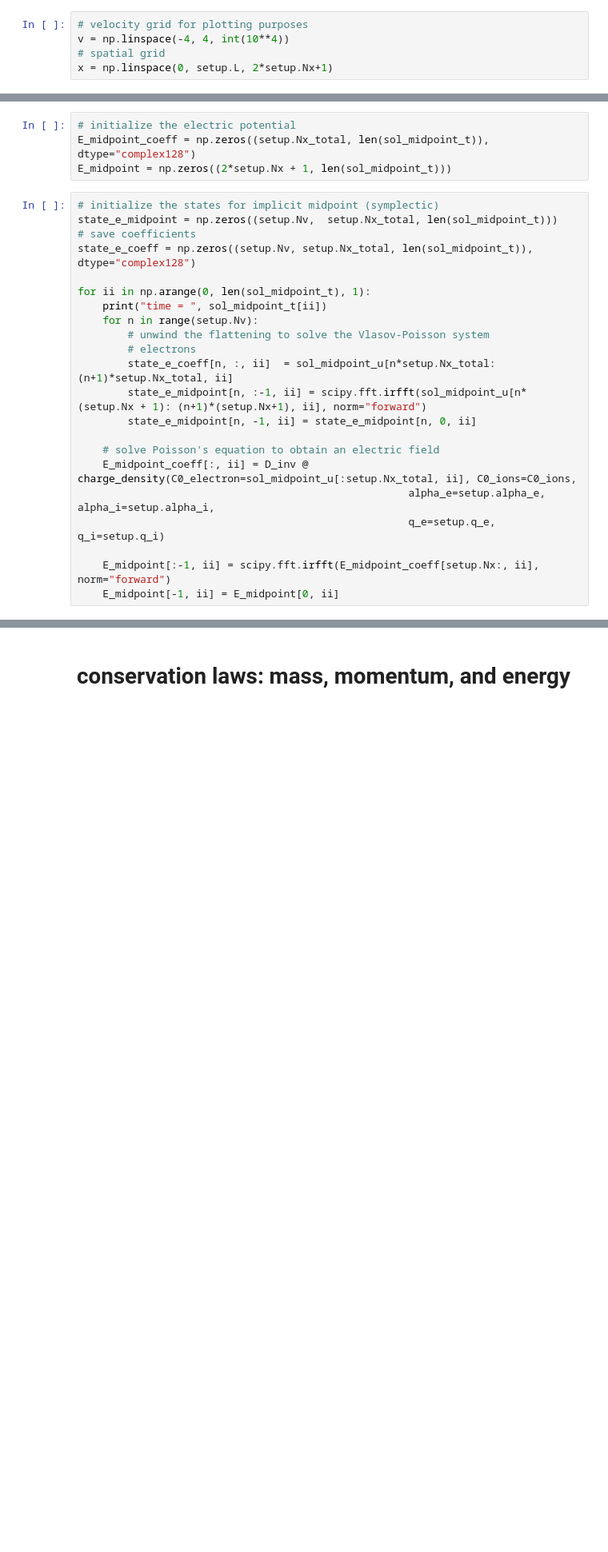
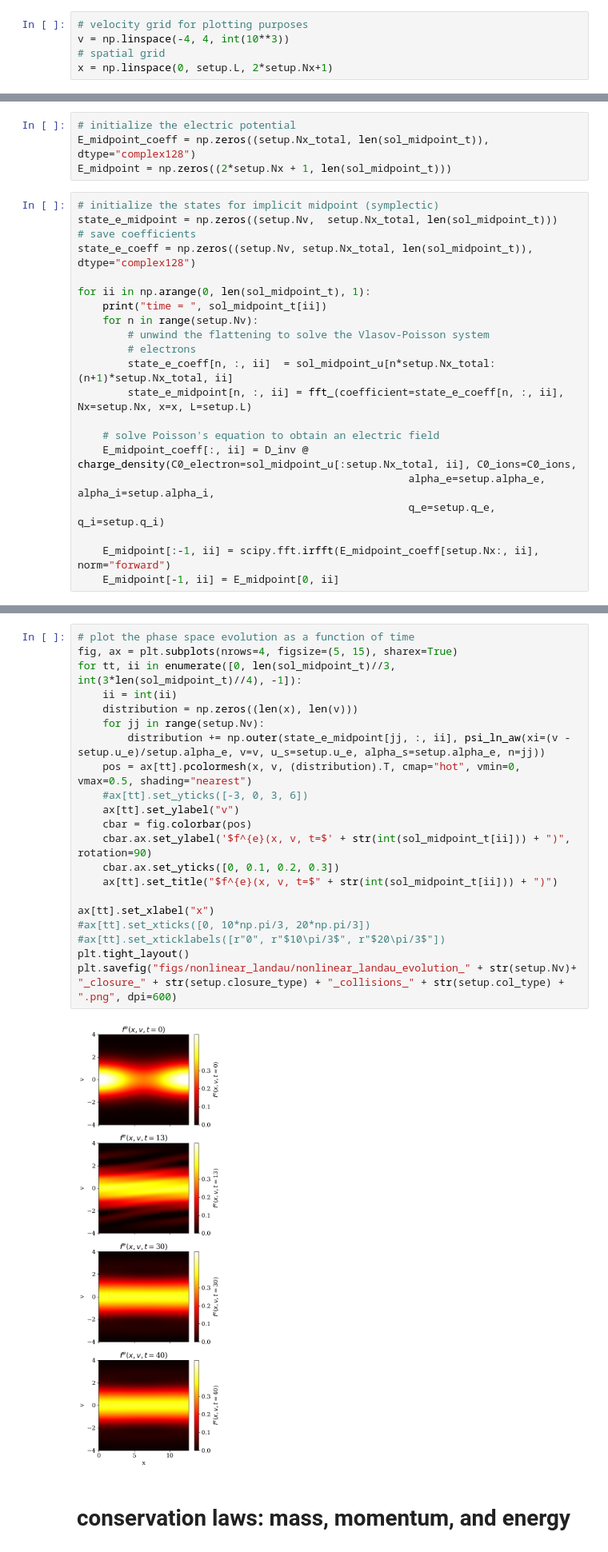
Before and after one commit to opaliss/SpectralSymbolicClosures, a Jupyter notebook: aw_simulation/nonlinear_landau_damping.ipynb, the cells around one changed output, grey strips where cells are left out. Shown at 80% size. Saved outputs shown, nothing was run; the diff lists cells and outputs as text; blank space fills up the shorter version.

```diff
--- a/aw_simulation/nonlinear_landau_damping.ipynb
+++ b/aw_simulation/nonlinear_landau_damping.ipynb
@@ -43,7 +43,7 @@ C0_ions = np.zeros(setup.Nx_total)
 C0_ions[setup.Nx] = 1 / setup.alpha_i
 # %%
 # velocity grid for plotting purposes
-v = np.linspace(-4, 4, int(10**4))
+v = np.linspace(-4, 4, int(10**3))
 # spatial grid
 x = np.linspace(0, setup.L, 2*setup.Nx+1)
 # %% [markdown]
@@ -78,8 +78,7 @@ for ii in np.arange(0, len(sol_midpoint_t), 1):
         # unwind the flattening to solve the Vlasov-Poisson system
         # electrons
         state_e_coeff[n, :, ii]  = sol_midpoint_u[n*setup.Nx_total: (n+1)*setup.Nx_total, ii]
-        state_e_midpoint[n, :-1, ii] = scipy.fft.irfft(sol_midpoint_u[n*(setup.Nx + 1): (n+1)*(setup.Nx+1), ii], norm="forward")
-        state_e_midpoint[n, -1, ii] = state_e_midpoint[n, 0, ii]
+        state_e_midpoint[n, :, ii] = fft_(coefficient=state_e_coeff[n, :, ii], Nx=setup.Nx, x=x, L=setup.L)
 
     # solve Poisson's equation to obtain an electric field
     E_midpoint_coeff[:, ii] = D_inv @ charge_density(C0_electron=sol_midpoint_u[:setup.Nx_total, ii], C0_ions=C0_ions,
@@ -164,3 +163,26 @@ plt.savefig("figs/nonlinear_landau/nonlinear_landau_electric_field_damping_" + s
+# %%
+# plot the phase space evolution as a function of time
+fig, ax = plt.subplots(nrows=4, figsize=(5, 15), sharex=True)
+for tt, ii in enumerate([0, len(sol_midpoint_t)//3, int(3*len(sol_midpoint_t)//4), -1]):
+    ii = int(ii)
+    distribution = np.zeros((len(x), len(v)))
+    for jj in range(setup.Nv):
+        distribution += np.outer(state_e_midpoint[jj, :, ii], psi_ln_aw(xi=(v - setup.u_e)/setup.alpha_e, v=v, u_s=setup.u_e, alpha_s=setup.alpha_e, n=jj))
+    pos = ax[tt].pcolormesh(x, v, (distribution).T, cmap="hot", vmin=0, vmax=0.5, shading="nearest")
+    #ax[tt].set_yticks([-3, 0, 3, 6])
+    ax[tt].set_ylabel("v")
+    cbar = fig.colorbar(pos)
+    cbar.ax.set_ylabel('$f^{e}(x, v, t=$' + str(int(sol_midpoint_t[ii])) + ")", rotation=90)
+    cbar.ax.set_yticks([0, 0.1, 0.2, 0.3])
+    ax[tt].set_title("$f^{e}(x, v, t=$" + str(int(sol_midpoint_t[ii])) + ")")
+
+ax[tt].set_xlabel("x")
+#ax[tt].set_xticks([0, 10*np.pi/3, 20*np.pi/3])
+#ax[tt].set_xticklabels([r"0", r"$10\pi/3$", r"$20\pi/3$"])
+plt.tight_layout()
+plt.savefig("figs/nonlinear_landau/nonlinear_landau_evolution_" + str(setup.Nv)+ "_closure_" + str(setup.closure_type) + "_collisions_" + str(setup.col_type) + ".png", dpi=600)
+# %% [output]
+[figure, added]
 # %% [markdown]
 # conservation laws: mass, momentum, and energy
 # %% [markdown]
```
Also changed, not shown: parts of 8 cells of this notebook, 1 other file.
